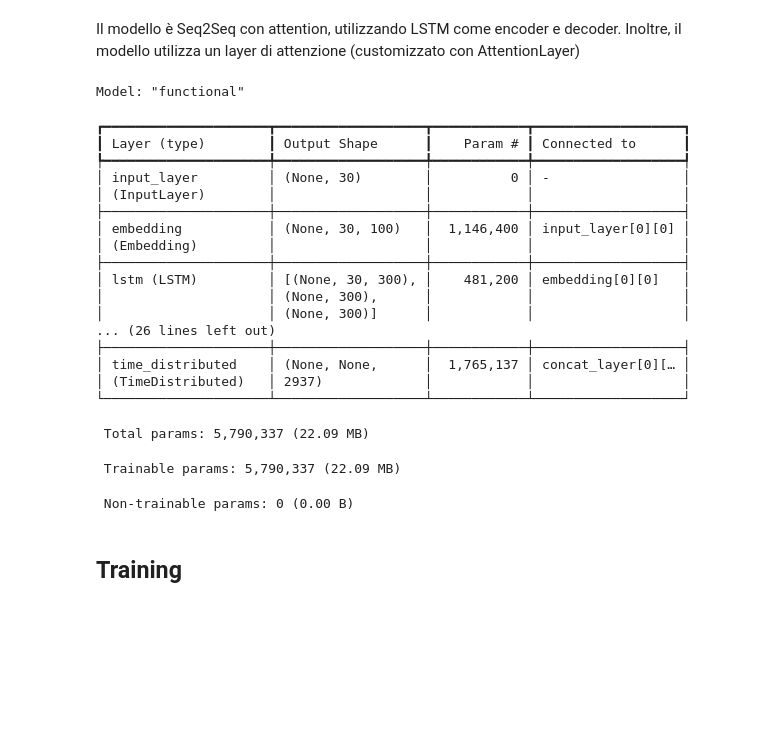
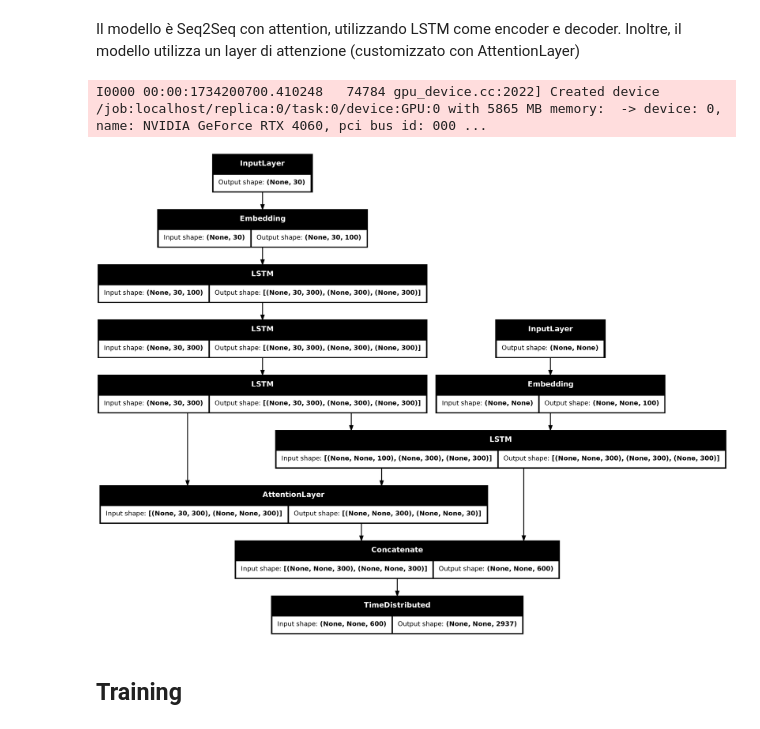
Before and after one commit to enricoferraiolo/text-summarizer, a Jupyter notebook: text-summarizer.ipynb, the cells around one changed output. Saved outputs shown, nothing was run; the diff lists cells and outputs as text; code cells hidden in the pictures; blank space fills up the shorter version.

```diff
--- a/text-summarizer.ipynb
+++ b/text-summarizer.ipynb
@@ -562,41 +570,23 @@ y_validation shape: (8577, 8)
 Il modello è Seq2Seq con attention, utilizzando LSTM come encoder e decoder. Inoltre, il modello utilizza un layer di attenzione (customizzato con AttentionLayer)
 # %%
 from keras import backend as K
-
+from keras.utils import plot_model
 K.clear_session()
 
 from architectures.Seq2SeqLSTM import Seq2SeqLSTM
 
 # Define the model
 model = Seq2SeqLSTM(x_voc, y_voc, max_text_len, max_summary_len)
 
 model = model.build_model()
 
-model.summary()
+#model.summary()
 
 model.compile(optimizer="rmsprop", loss="sparse_categorical_crossentropy")
+plot_model(model, to_file='model.png', show_shapes=True)
 # %% [output]
-Model: "functional"
+I0000 00:00:1734200700.410248   74784 gpu_device.cc:2022] Created device /job:localhost/replica:0/task:0/device:GPU:0 with 5865 MB memory:  -> device: 0, name: NVIDIA GeForce RTX 4060, pci bus id: 000 ...
-┏━━━━━━━━━━━━━━━━━━━━━┳━━━━━━━━━━━━━━━━━━━┳━━━━━━━━━━━━┳━━━━━━━━━━━━━━━━━━━┓
-┃ Layer (type)        ┃ Output Shape      ┃    Param # ┃ Connected to      ┃
-┡━━━━━━━━━━━━━━━━━━━━━╇━━━━━━━━━━━━━━━━━━━╇━━━━━━━━━━━━╇━━━━━━━━━━━━━━━━━━━┩
-│ input_layer         │ (None, 30)        │          0 │ -                 │
-│ (InputLayer)        │                   │            │                   │
-├─────────────────────┼───────────────────┼────────────┼───────────────────┤
-│ embedding           │ (None, 30, 100)   │  1,146,400 │ input_layer[0][0] │
-│ (Embedding)         │                   │            │                   │
-├─────────────────────┼───────────────────┼────────────┼───────────────────┤
-│ lstm (LSTM)         │ [(None, 30, 300), │    481,200 │ embedding[0][0]   │
-│                     │ (None, 300),      │            │                   │
-│                     │ (None, 300)]      │            │                   │
-... (26 lines left out)
-├─────────────────────┼───────────────────┼────────────┼───────────────────┤
-│ time_distributed    │ (None, None,      │  1,765,137 │ concat_layer[0][… │
-│ (TimeDistributed)   │ 2937)             │            │                   │
-└─────────────────────┴───────────────────┴────────────┴───────────────────┘
- Total params: 5,790,337 (22.09 MB)
- Trainable params: 5,790,337 (22.09 MB)
- Non-trainable params: 0 (0.00 B)
+[figure, added]
 # %% [markdown]
 ## Training
 # %%
```
Also changed, not shown: parts of 2 cells of this notebook, 1 other file.
